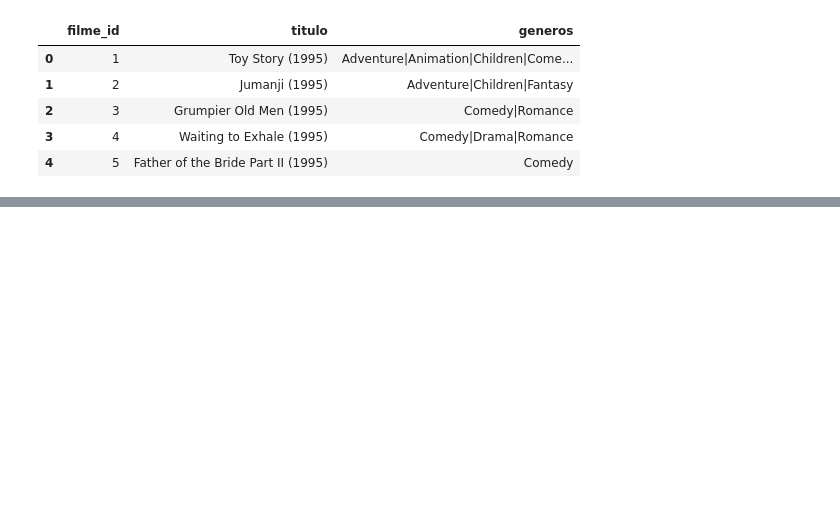
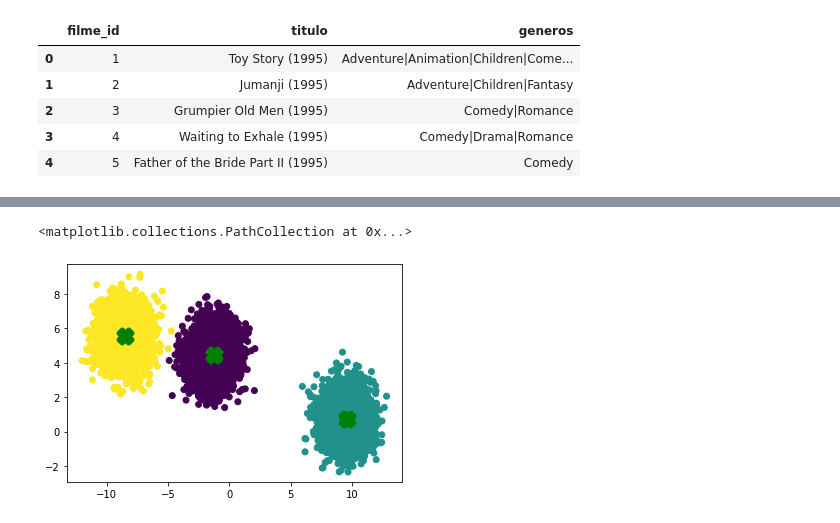
Before and after one commit to samusolva/aprendizado_nao_supervisionado, a Jupyter notebook: filmes.ipynb, the cells around one changed output, grey strips where cells are left out. Cells and saved outputs as stored; diff of their text form; code cells hidden in the pictures; blank space fills up the shorter version.

```diff
--- a/filmes.ipynb
+++ b/filmes.ipynb
@@ -31,0 +111,14 @@ dados_dos_filmes.head()
+# %%
+grupos_ = modelo.fit_predict(dados)
+centroides = modelo.cluster_centers_
+
+plt.scatter(x=dados.coluna_1,
+            y=dados.coluna_2,
+            c= grupos_,
+            cmap='viridis')
+plt.scatter(centroides[:, 0], centroides[:, 1],
+           marker='X', s=169, linewidths=5,
+           color='g', zorder=8)
+# %% [output]
+<matplotlib.collections.PathCollection at 0x...>
+[figure, added]
```
Also changed, not shown: parts of 15 cells of this notebook.
